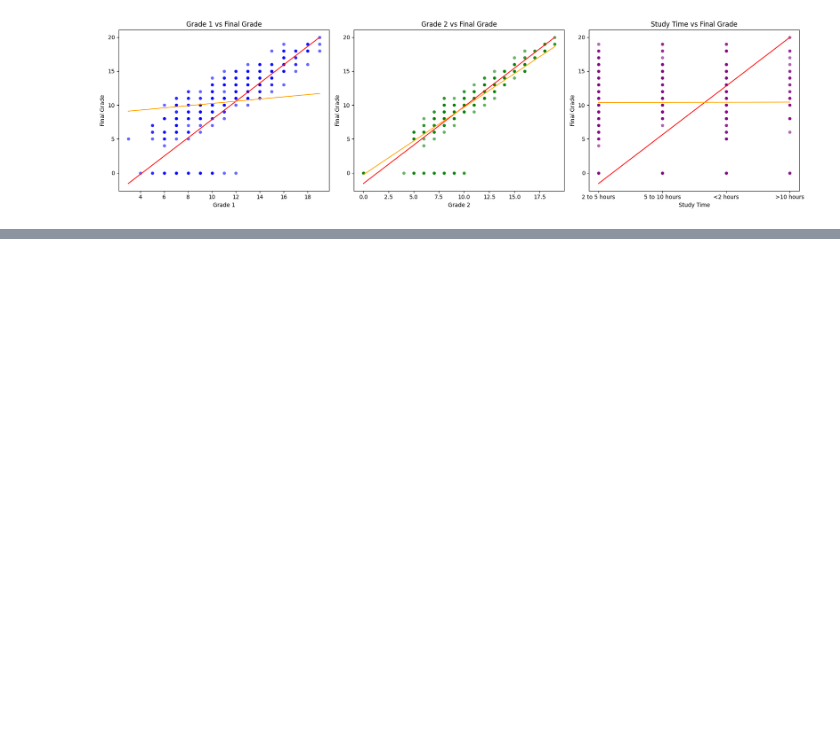
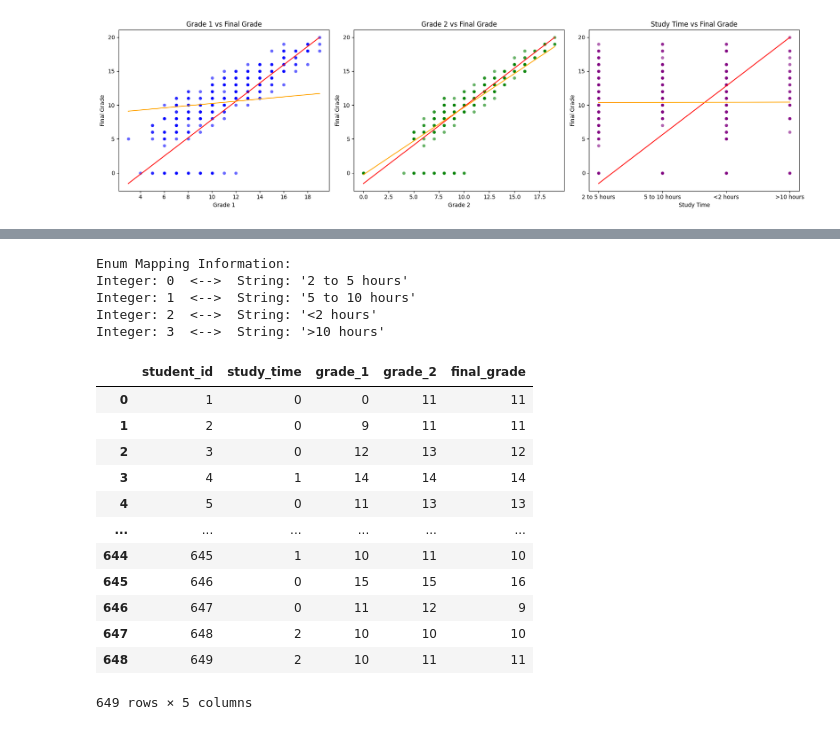
Before and after one commit to Kristiyan24/SoftUni-Students-Performance, a Jupyter notebook: report/hypotheses/hypothesis1.ipynb, the cells around one changed output, grey strips where cells are left out. Saved outputs shown, nothing was run; the diff lists cells and outputs as text; code cells hidden in the pictures; blank space fills up the shorter version.

```diff
--- a/report/hypotheses/hypothesis1.ipynb
+++ b/report/hypotheses/hypothesis1.ipynb
@@ -271,0 +291,25 @@ plt.show()
+# %%
+study_time_mapper.values_info()
+# %% [output]
+Enum Mapping Information:
+Integer: 0  <-->  String: '2 to 5 hours'
+Integer: 1  <-->  String: '5 to 10 hours'
+Integer: 2  <-->  String: '<2 hours'
+Integer: 3  <-->  String: '>10 hours'
+# %%
+testing_data['study_time'] = study_time_mapper.transform_column(testing_data['study_time'])
+testing_data
+# %% [output]
+|  | student_id | study_time | grade_1 | grade_2 | final_grade |
+| 0 | 1 | 0 | 0 | 11 | 11 |
+| 1 | 2 | 0 | 9 | 11 | 11 |
+| 2 | 3 | 0 | 12 | 13 | 12 |
+| 3 | 4 | 1 | 14 | 14 | 14 |
+| 4 | 5 | 0 | 11 | 13 | 13 |
+| ... | ... | ... | ... | ... | ... |
+| 644 | 645 | 1 | 10 | 11 | 10 |
+| 645 | 646 | 0 | 15 | 15 | 16 |
+| 646 | 647 | 0 | 11 | 12 | 9 |
+| 647 | 648 | 2 | 10 | 10 | 10 |
+| 648 | 649 | 2 | 10 | 11 | 11 |
+649 rows × 5 columns
```
Also changed, not shown: parts of 6 cells of this notebook.
